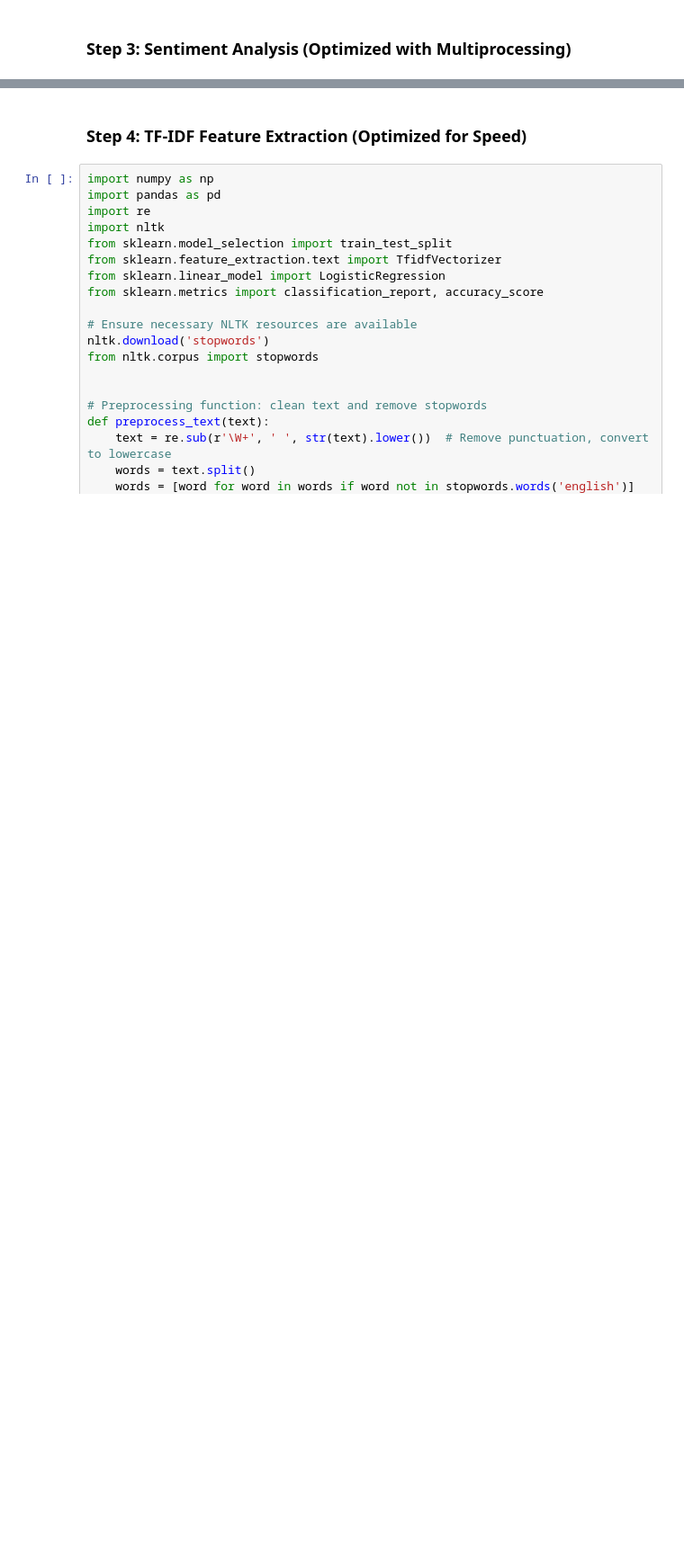
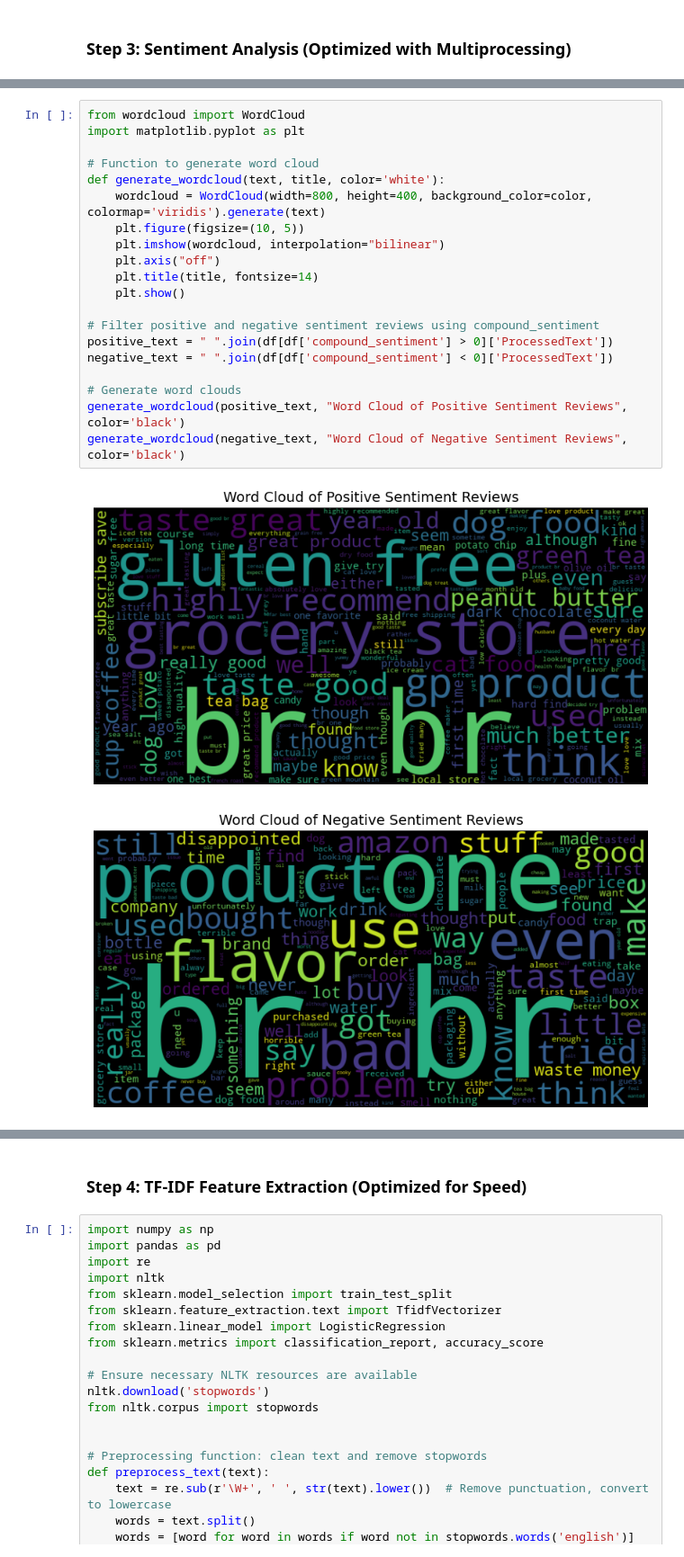
Before and after one commit to rsm-scmuir/mgta-415-final-project-analysis, a Jupyter notebook: Scotland Subnote.ipynb, the cells around one changed output, grey strips where cells are left out. Shown at 90% size. Drawn from its saved outputs; the diff is of its cells as text; blank space fills up the shorter version.

```diff
--- a/Scotland Subnote.ipynb
+++ b/Scotland Subnote.ipynb
@@ -165,3 +224,26 @@ df[['neg_sentiment', 'neu_sentiment', 'pos_sentiment', 'compound_sentiment']] =
+# %%
+from wordcloud import WordCloud
+import matplotlib.pyplot as plt
+
+# Function to generate word cloud
+def generate_wordcloud(text, title, color='white'):
+    wordcloud = WordCloud(width=800, height=400, background_color=color, colormap='viridis').generate(text)
+    plt.figure(figsize=(10, 5))
+    plt.imshow(wordcloud, interpolation="bilinear")
+    plt.axis("off")
+    plt.title(title, fontsize=14)
+    plt.show()
+
+# Filter positive and negative sentiment reviews using compound_sentiment
+positive_text = " ".join(df[df['compound_sentiment'] > 0]['ProcessedText'])
+negative_text = " ".join(df[df['compound_sentiment'] < 0]['ProcessedText'])
+
+# Generate word clouds
+generate_wordcloud(positive_text, "Word Cloud of Positive Sentiment Reviews", color='black')
+generate_wordcloud(negative_text, "Word Cloud of Negative Sentiment Reviews", color='black')
+# %% [output]
+[figure, added]
+[figure, added]
 # %%
 print(df.columns)
 # %% [output]
```
Also changed, not shown: parts of 8 cells of this notebook, 2 other files.
